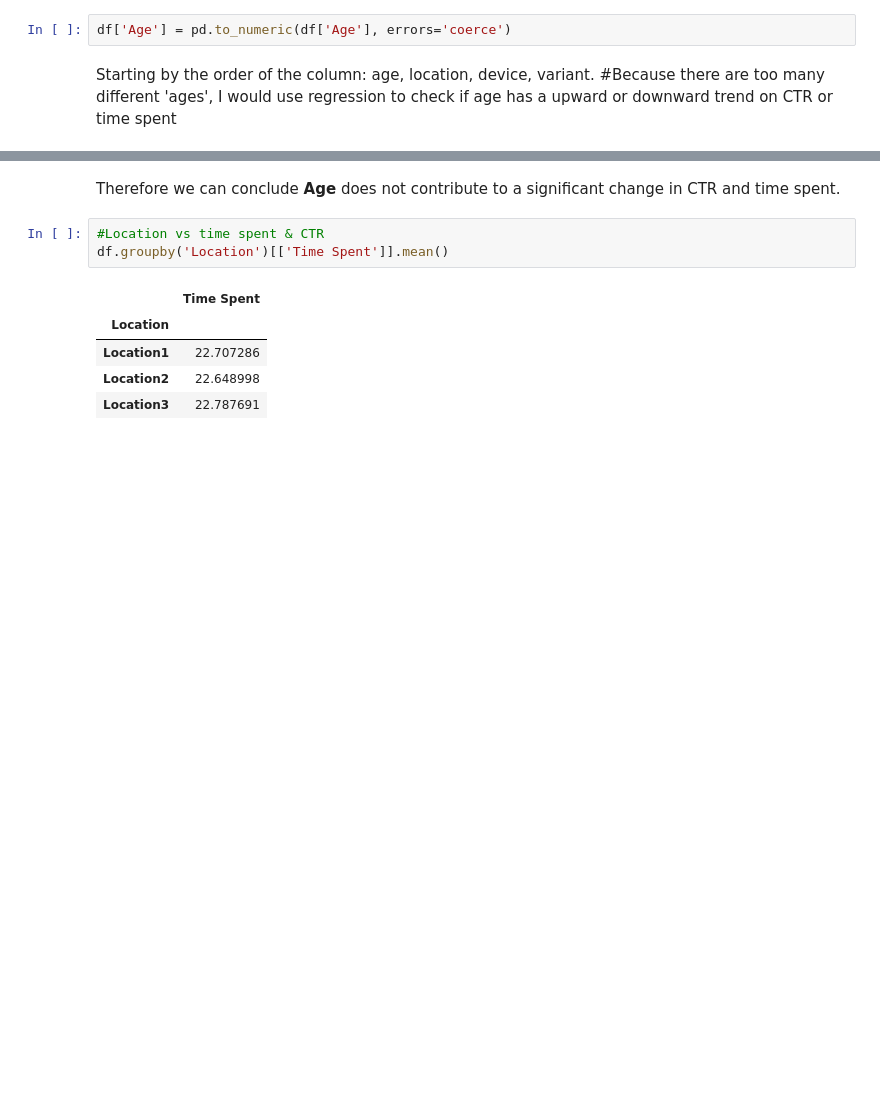
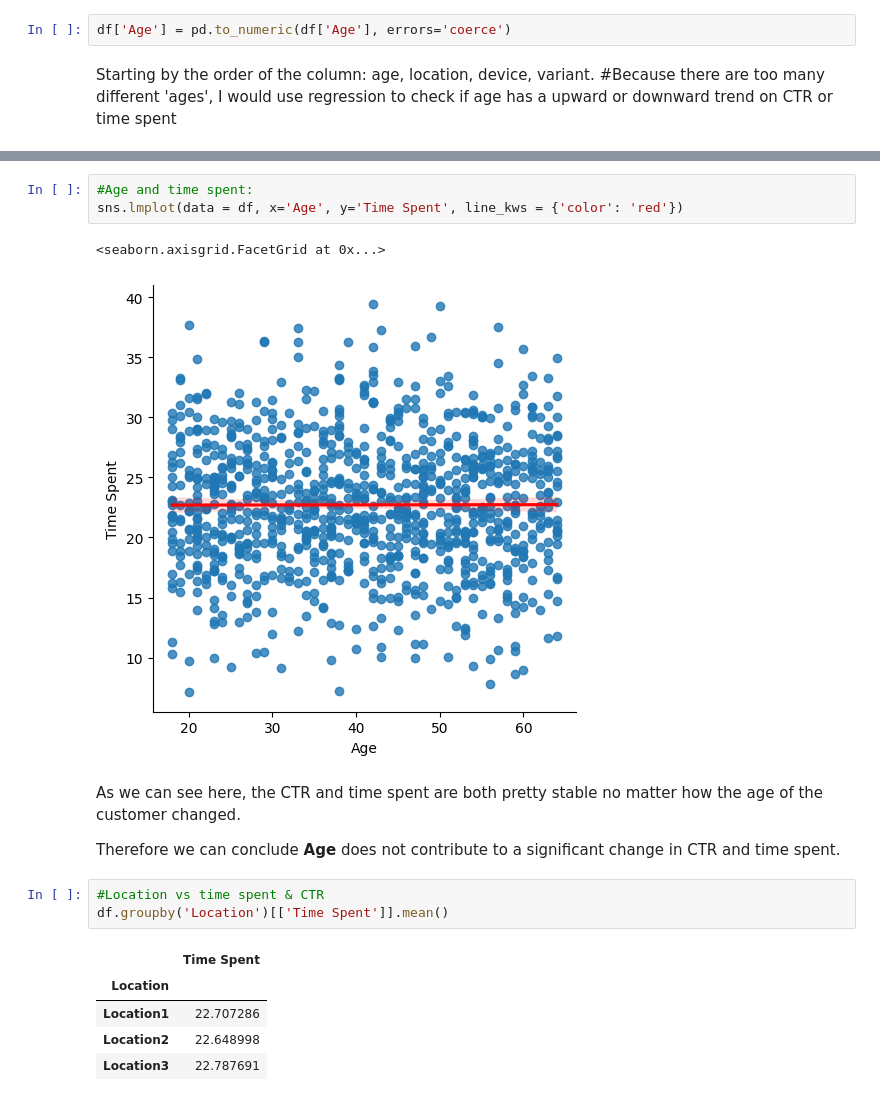
Before and after one commit to RandyLuChang/schulich_data_science, a Jupyter notebook: assignments/assignment2.ipynb, the cells around one changed output, grey strips where cells are left out. Cells and saved outputs as stored; diff of their text form; blank space fills up the shorter version.

```diff
--- a/assignments/assignment2.ipynb
+++ b/assignments/assignment2.ipynb
@@ -63,4 +37,12 @@ ValueError: Could not interpret value `Age` for parameter `x`
+# %%
+#Age and time spent:
+sns.lmplot(data = df, x='Age', y='Time Spent', line_kws = {'color': 'red'})
+# %% [output]
+<seaborn.axisgrid.FacetGrid at 0x...>
+[figure, added]
 # %% [markdown]
+As we can see here, the CTR and time spent are both pretty stable no matter how the age of the customer changed.
+
 Therefore we can conclude **Age** does not contribute to a significant change in CTR and time spent.
 # %%
 #Location vs time spent & CTR
```
Also changed, not shown: parts of 3 cells of this notebook.
